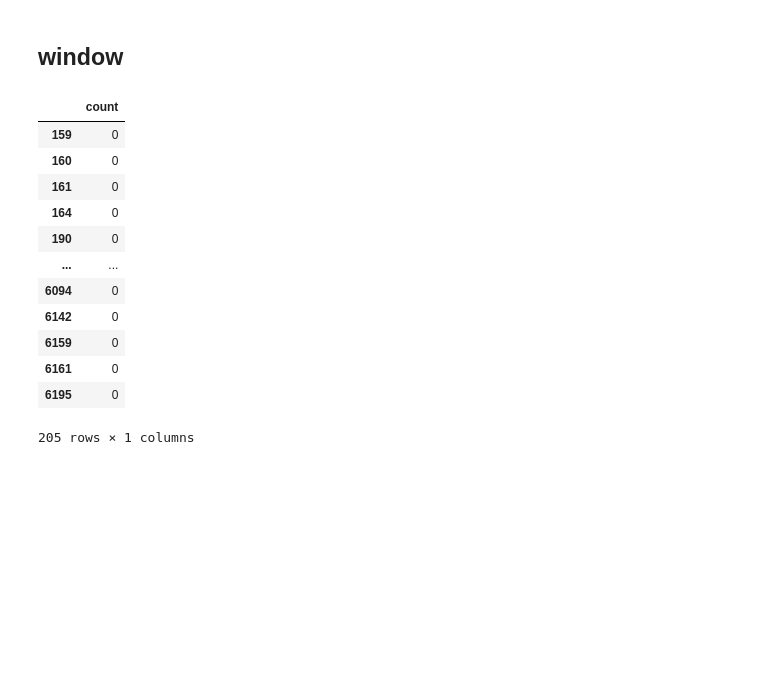
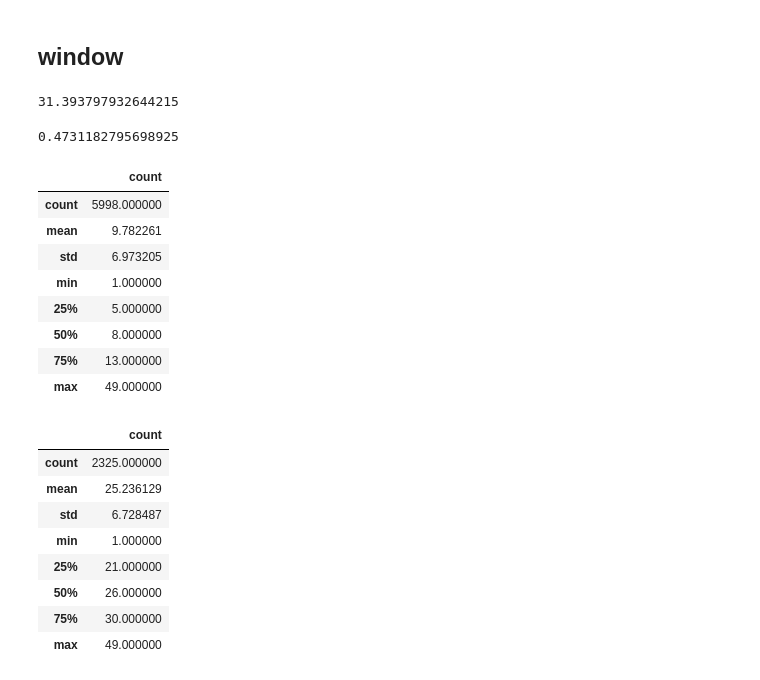
Before and after one commit to eidepozo/expansion_semantica, a Jupyter notebook: 04B_Estadisticas.ipynb, the cells around one changed output. Cells and saved outputs as stored; diff of their text form; code cells hidden in the pictures; blank space fills up the shorter version.

```diff
--- a/04B_Estadisticas.ipynb
+++ b/04B_Estadisticas.ipynb
@@ -160,17 +167,30 @@ df2 = pd.read_csv('wxsent.csv')
-# %%
-df2[df2['count']==0] # WIP chequeo ante listas vacias
-# %% [output]
-|  | count |
-| 159 | 0 |
-| 160 | 0 |
-| 161 | 0 |
-| 164 | 0 |
-| 190 | 0 |
-| ... | ... |
-| 6094 | 0 |
-| 6142 | 0 |
-| 6159 | 0 |
-| 6161 | 0 |
-| 6195 | 0 |
-205 rows × 1 columns
+# %%
+df2[df2['count']<=5]['count'].count()*100/df2['count'].count()
+# %% [output]
+31.393797932644215
+# %%
+df3[df3['count']<=5]['count'].count()*100/df3['count'].count()
+# %% [output]
+0.4731182795698925
+# %%
+display(df2.describe(), df3.describe())
+# %% [output]
+|  | count |
+| count | 5998.000000 |
+| mean | 9.782261 |
+| std | 6.973205 |
+| min | 1.000000 |
+| 25% | 5.000000 |
+| 50% | 8.000000 |
+| 75% | 13.000000 |
+| max | 49.000000 |
+|  | count |
+| count | 2325.000000 |
+| mean | 25.236129 |
+| std | 6.728487 |
+| min | 1.000000 |
+| 25% | 21.000000 |
+| 50% | 26.000000 |
+| 75% | 30.000000 |
+| max | 49.000000 |
 # %%
```
Also changed, not shown: parts of 11 cells of this notebook, 11 other files.
